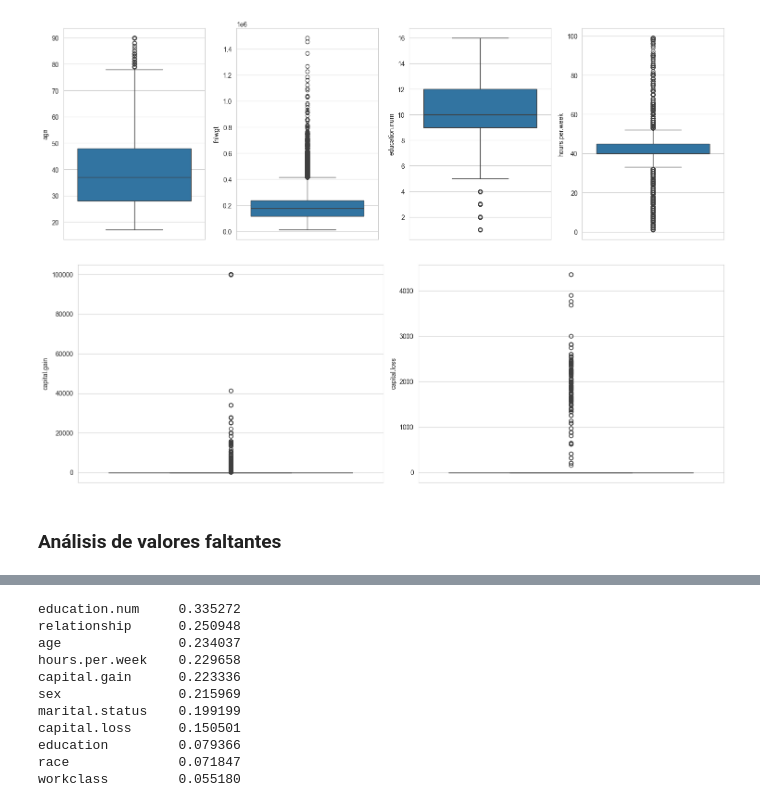
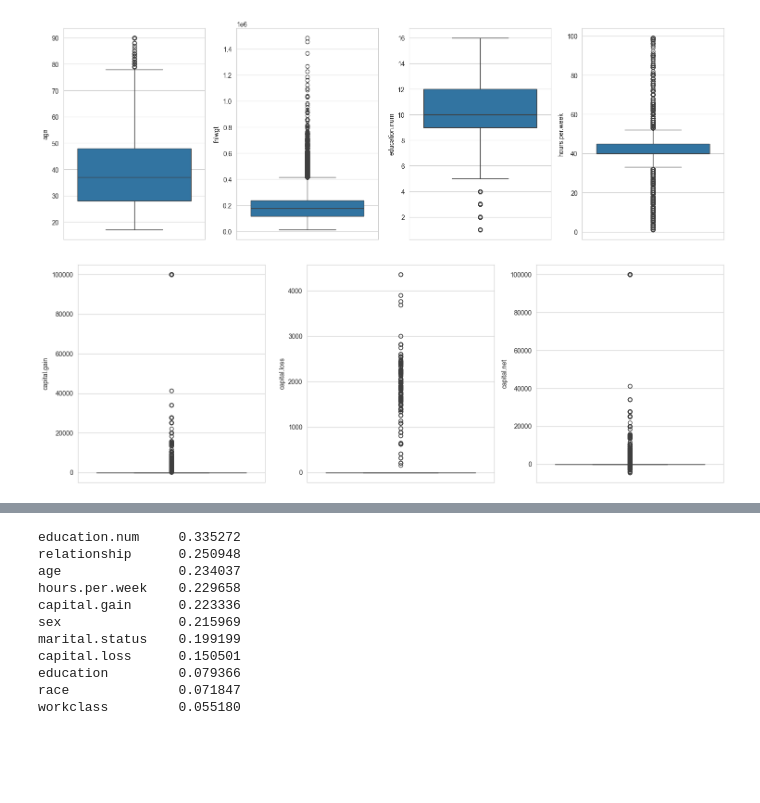
Before and after one commit to 4GeeksAcademy/sayons-intro-ml-new, a Jupyter notebook: src/13-recommendation-systems-eda.ipynb, the cells around one changed output, grey strips where cells are left out. Cells and saved outputs as stored; diff of their text form; code cells hidden in the pictures; blank space fills up the shorter version.

```diff
--- a/src/13-recommendation-systems-eda.ipynb
+++ b/src/13-recommendation-systems-eda.ipynb
@@ -111,0 +150,2 @@ dtype: int64
+# %%
+df['capital.net'] = df['capital.gain'] - df['capital.loss']
@@ -210,5 +256,5 @@ df[(df['occupation']== '?')|(df['workclass']== '?')]
 # %%
-df = df.replace('?', np.nan)
+df.replace('?', np.nan, inplace=True)
 df
 # %% [output]
 |  | age | workclass | fnlwgt | education | education.num | marital.status | occupation | relationship | ... |
@@ -248 +295,3 @@ dtype: float64
+# %%
+df.dropna(inplace=True)
 # %% [markdown]
@@ -366,3 +416,16 @@ df.describe().T
 ## Análisis de variables:
 # %% [markdown]
 ### Variables univariante: variables númericas
+# %%
+fig, axis = plt.subplots(2, 4, figsize=(16, 5), gridspec_kw={'height_ratios': [5, 2]})
+sns.set_style("whitegrid")
+sns.histplot(ax=axis[0, 0], data=df, x="relationship").set(xlabel=None, ylabel=None)
+sns.boxplot(ax=axis[1, 0], data=df, x="relationship")
+sns.histplot(ax=axis[0, 1], data=df, x="marital.status").set(xlabel=None)
+sns.boxplot(ax=axis[1, 1], data=df, x="marital.status")
+sns.histplot(ax=axis[0, 2], data=df, x="workclass").set(xlabel=None)
+sns.boxplot(ax=axis[1, 2], data=df, x="workclass")
+sns.histplot(ax=axis[0, 3], data=df, x="occupation").set(xlabel=None)
+sns.boxplot(ax=axis[1, 3], data=df, x="occupation")
+plt.tight_layout()
+plt.show()
@@ -448,13 +513,12 @@ plt.show()
 # %% [output]
 [figure]
 # %%
-fig, axis = plt.subplots(1, 2, figsize=(15, 5))
+fig, axis = plt.subplots(1, 3, figsize=(15, 5))
 sns.set_style("whitegrid")
 sns.boxplot(ax=axis[0], data=df, y="capital.gain")
 sns.boxplot(ax=axis[1], data=df, y="capital.loss")
+sns.boxplot(ax=axis[2], data=df, y="capital.net")
 plt.tight_layout()
 plt.show()
 # %% [output]
-[figure, old version]
+[figure, new version]
-# %% [markdown]
-### Análisis de valores faltantes
```
Also changed, not shown: parts of 45 cells of this notebook, 3 other files.
